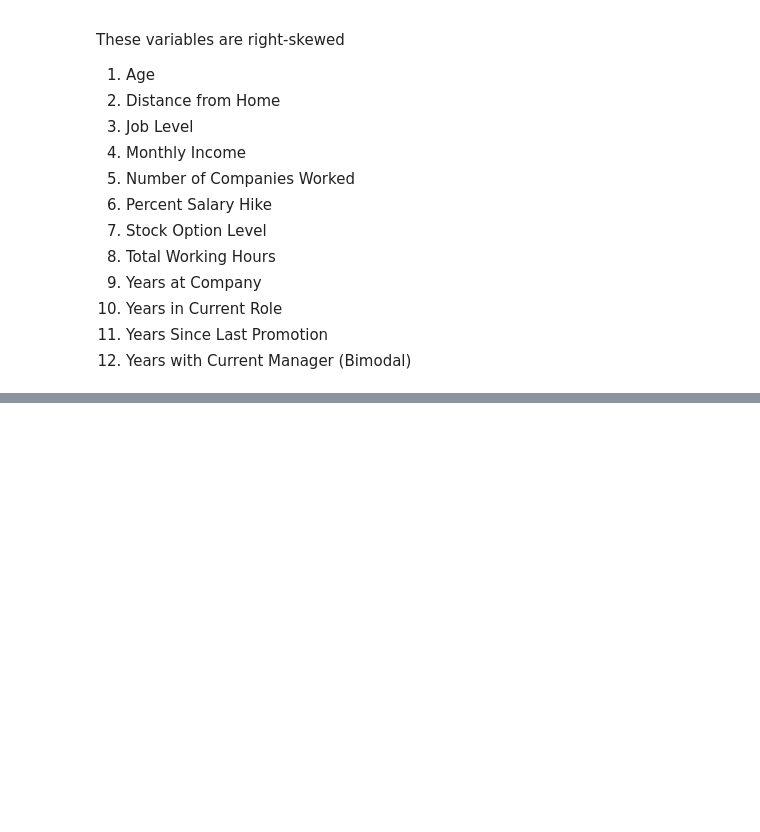
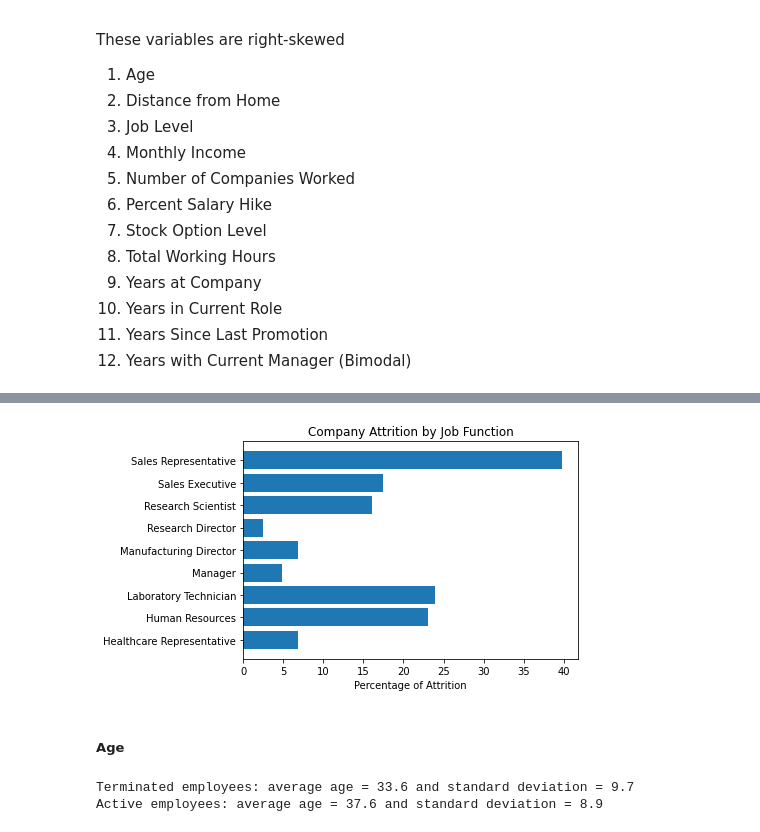
Before and after one commit to dustintdn/employee-turnover, a Jupyter notebook: src/EDA.ipynb, the cells around one changed output, grey strips where cells are left out. Drawn from its saved outputs; the diff is of its cells as text; code cells hidden in the pictures; blank space fills up the shorter version.

```diff
--- a/src/EDA.ipynb
+++ b/src/EDA.ipynb
@@ -110,0 +203,29 @@ These variables are right-skewed
+# %%
+# Job Role
+df_JobRole = pd.DataFrame(columns=["Job Role", "% of Leavers"])
+i = 0
+for field in list(ibm_df['JobRole'].unique()):
+    ratio = ibm_df[(ibm_df['JobRole']==field)&(ibm_df['Attrition']=="Yes")].shape[0] / ibm_df[ibm_df['JobRole']==field].shape[0]
+    df_JobRole.loc[i] = (field, ratio*100)
+    i += 1
+    #print("In {}, the ratio of leavers is {:.2f}%".format(field, ratio*100))
+
+plot_data = df_JobRole.groupby(by="Job Role").sum().reset_index()
+plt.barh(plot_data['Job Role'], plot_data['% of Leavers'])
+plt.xlabel("Percentage of Attrition")
+plt.title("Company Attrition by Job Function")
+plt.show()
+# %% [output]
+[figure, added]
+# %% [markdown]
+##### Age
+# %%
+(avg, sd) = norm.fit(ibm_df.loc[ibm_df['Attrition'] == 'Yes', 'Age'])
+print('Terminated employees: average age = {:.1f} and standard deviation = {:.1f}'.format(avg, sd))
+
+(avg, sd) = norm.fit(ibm_df.loc[ibm_df['Attrition'] == 'No', 'Age'])
+print('Active employees: average age = {:.1f} and standard deviation = {:.1f}'.format(
+    avg, sd))
+# %% [output]
+Terminated employees: average age = 33.6 and standard deviation = 9.7
+Active employees: average age = 37.6 and standard deviation = 8.9
```
Also changed, not shown: parts of 14 cells of this notebook.
